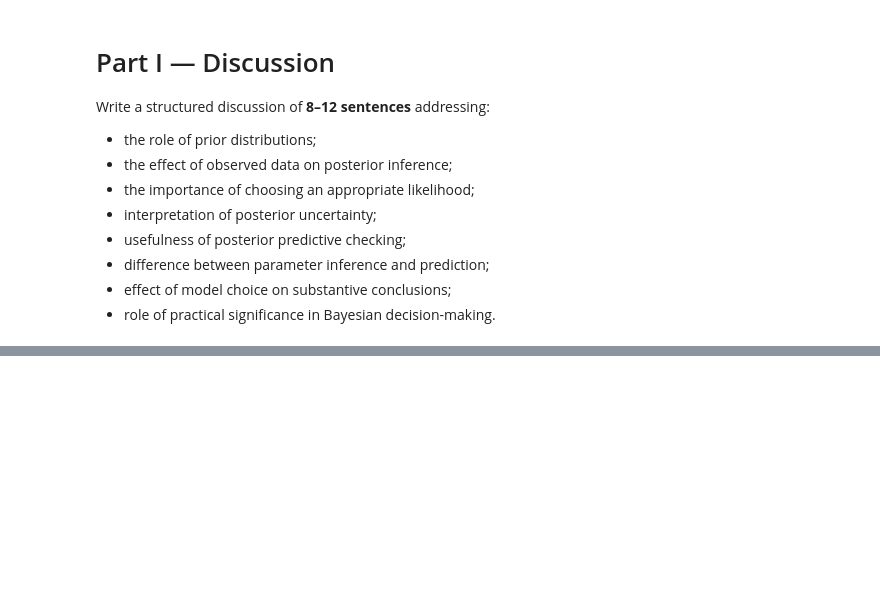
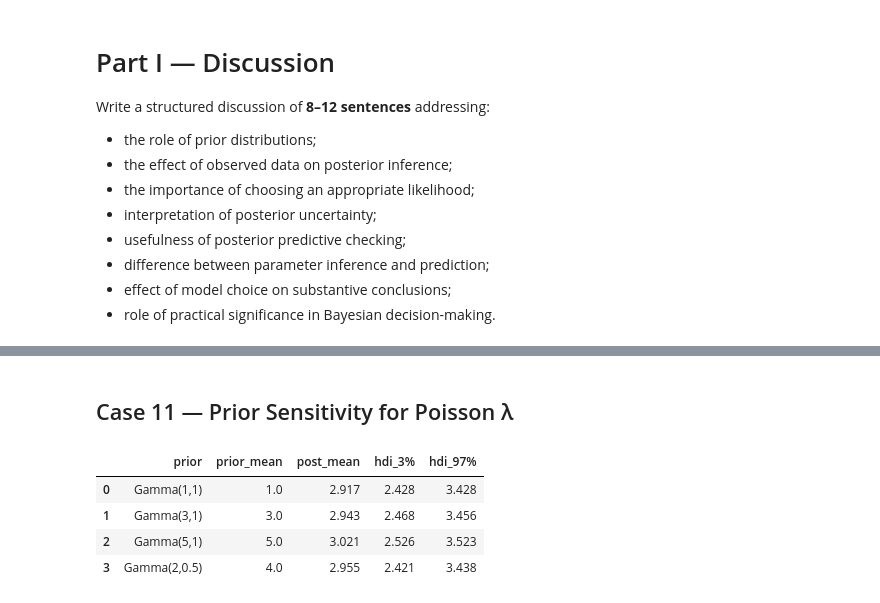
Before and after one commit to rohaan2802/Bayesian_PyMC, a Jupyter notebook: notebook/i222327_A01_A_SM.ipynb, the cells around one changed output, grey strips where cells are left out. Cells and saved outputs as stored; diff of their text form; code cells hidden in the pictures; blank space fills up the shorter version.

```diff
--- a/notebook/i222327_A01_A_SM.ipynb
+++ b/notebook/i222327_A01_A_SM.ipynb
@@ -849,0 +958,10 @@ Prior distributions give the model a starting belief before the observed data ar
+# %% [markdown]
+## Case 11 — Prior Sensitivity for Poisson λ
+# %%
+sens_df
+# %% [output]
+|  | prior | prior_mean | post_mean | hdi_3% | hdi_97% |
+| 0 | Gamma(1,1) | 1.0 | 2.917 | 2.428 | 3.428 |
+| 1 | Gamma(3,1) | 3.0 | 2.943 | 2.468 | 3.456 |
+| 2 | Gamma(5,1) | 5.0 | 3.021 | 2.526 | 3.523 |
+| 3 | Gamma(2,0.5) | 4.0 | 2.955 | 2.421 | 3.438 |
```
Also changed, not shown: parts of 35 cells of this notebook, 9 other files.
